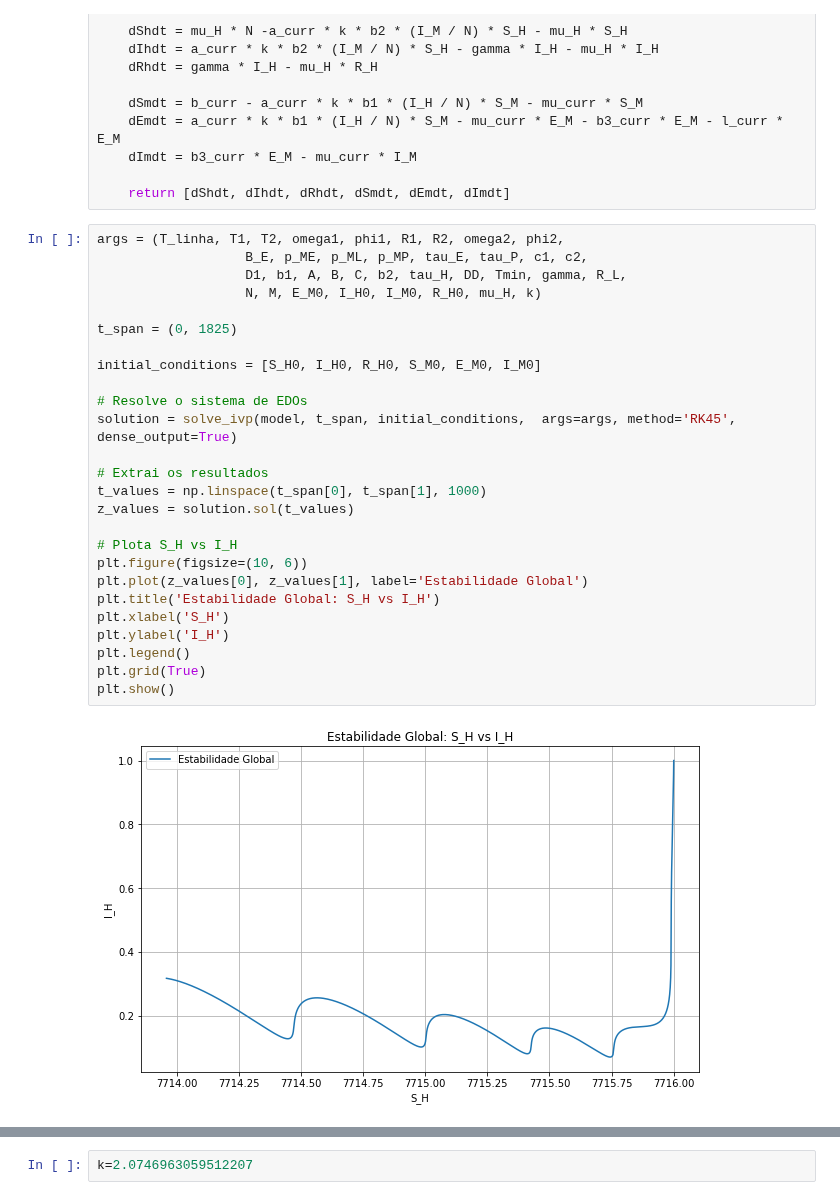
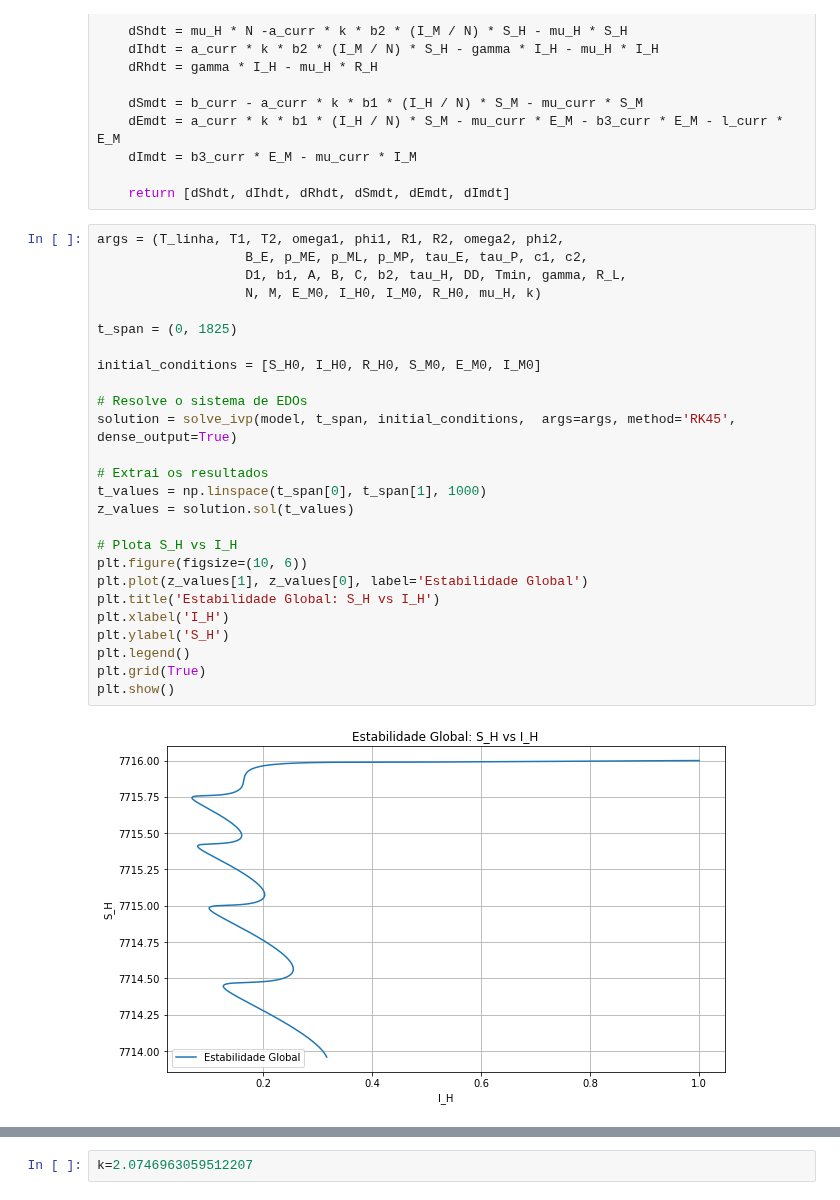
Before and after one commit to RaphaLevy/TCC, a Jupyter notebook: Modelagem_com_Dinamica_Pop/Plot_SH_por_IH.ipynb, the cells around one changed output, grey strips where cells are left out. Cells and saved outputs as stored; diff of their text form.

```diff
--- a/Modelagem_com_Dinamica_Pop/Plot_SH_por_IH.ipynb
+++ b/Modelagem_com_Dinamica_Pop/Plot_SH_por_IH.ipynb
@@ -156,31 +156,31 @@ def model(t, z, T_linha, T1, T2, omega1, phi1, R1, R2, omega2, phi2,
 # %%
 args = (T_linha, T1, T2, omega1, phi1, R1, R2, omega2, phi2,
                    B_E, p_ME, p_ML, p_MP, tau_E, tau_P, c1, c2,
                    D1, b1, A, B, C, b2, tau_H, DD, Tmin, gamma, R_L,
                    N, M, E_M0, I_H0, I_M0, R_H0, mu_H, k)
 
 t_span = (0, 1825)
 
 initial_conditions = [S_H0, I_H0, R_H0, S_M0, E_M0, I_M0]
 
 # Resolve o sistema de EDOs
 solution = solve_ivp(model, t_span, initial_conditions,  args=args, method='RK45', dense_output=True)
 
 # Extrai os resultados
 t_values = np.linspace(t_span[0], t_span[1], 1000)
 z_values = solution.sol(t_values)
 
 # Plota S_H vs I_H
 plt.figure(figsize=(10, 6))
-plt.plot(z_values[0], z_values[1], label='Estabilidade Global')
+plt.plot(z_values[1], z_values[0], label='Estabilidade Global')
 plt.title('Estabilidade Global: S_H vs I_H')
-plt.xlabel('S_H')
-plt.ylabel('I_H')
+plt.xlabel('I_H')
+plt.ylabel('S_H')
 plt.legend()
 plt.grid(True)
 plt.show()
 # %% [output]
-[figure, old version]
+[figure, new version]
 # %%
 t_span = (0, 1825)
 
```
Also changed, not shown: parts of 14 cells of this notebook.
